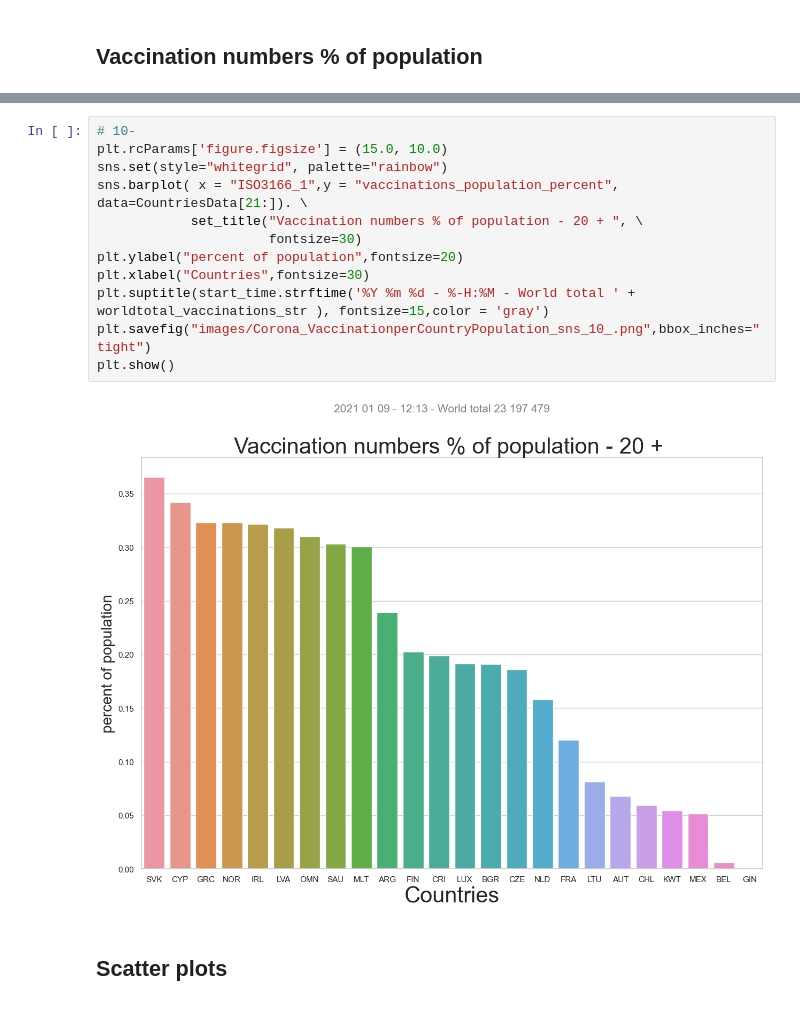
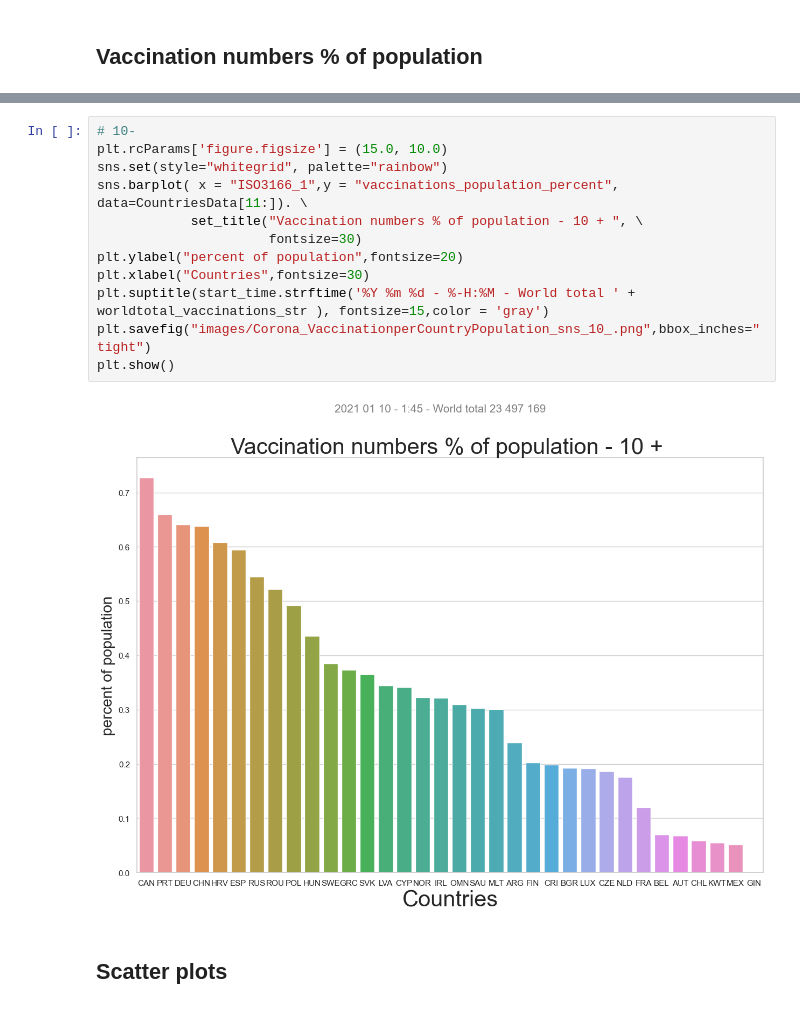
Before and after one commit to salgo60/CoronaVaccinationCheck, a Jupyter notebook: Check Corona Vaccination.ipynb, the cells around one changed output, grey strips where cells are left out. Cells and saved outputs as stored; diff of their text form.

```diff
--- a/Check Corona Vaccination.ipynb
+++ b/Check Corona Vaccination.ipynb
@@ -536,17 +541,17 @@ plt.show()
 # %%
 # 10-
 plt.rcParams['figure.figsize'] = (15.0, 10.0)
 sns.set(style="whitegrid", palette="rainbow")
-sns.barplot( x = "ISO3166_1",y = "vaccinations_population_percent", data=CountriesData[21:]). \
-            set_title("Vaccination numbers % of population - 20 + ", \
+sns.barplot( x = "ISO3166_1",y = "vaccinations_population_percent", data=CountriesData[11:]). \
+            set_title("Vaccination numbers % of population - 10 + ", \
                       fontsize=30)
 plt.ylabel("percent of population",fontsize=20)
 plt.xlabel("Countries",fontsize=30)
 plt.suptitle(start_time.strftime('%Y %m %d - %-H:%M - World total ' + worldtotal_vaccinations_str ), fontsize=15,color = 'gray')
 plt.savefig("images/Corona_VaccinationperCountryPopulation_sns_10_.png",bbox_inches="tight")
 plt.show()
 # %% [output]
-[figure, old version]
+[figure, new version]
 # %% [markdown]
 ## Scatter plots
 # %%
```
Also changed, not shown: parts of 44 cells of this notebook, 20 other files.
